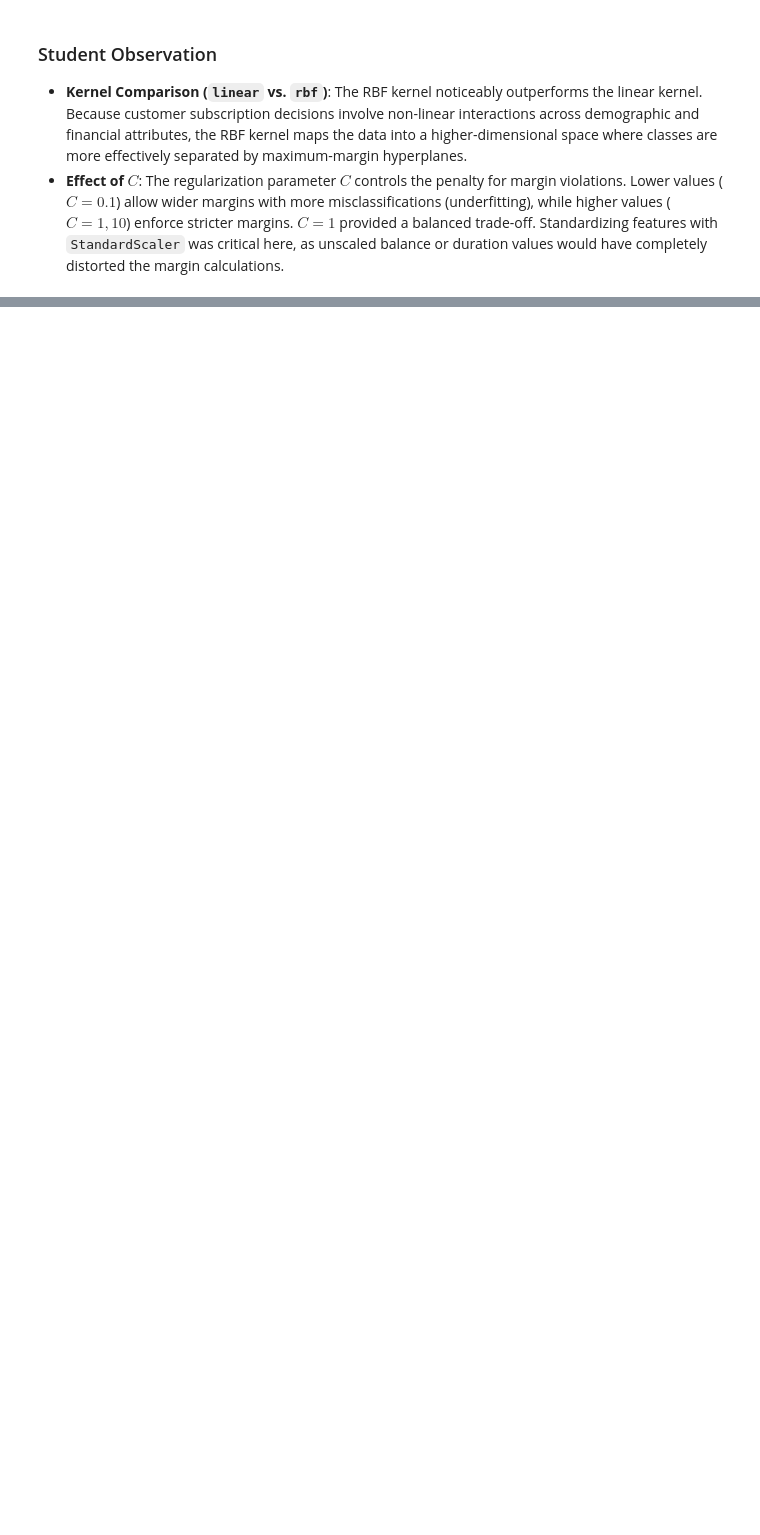
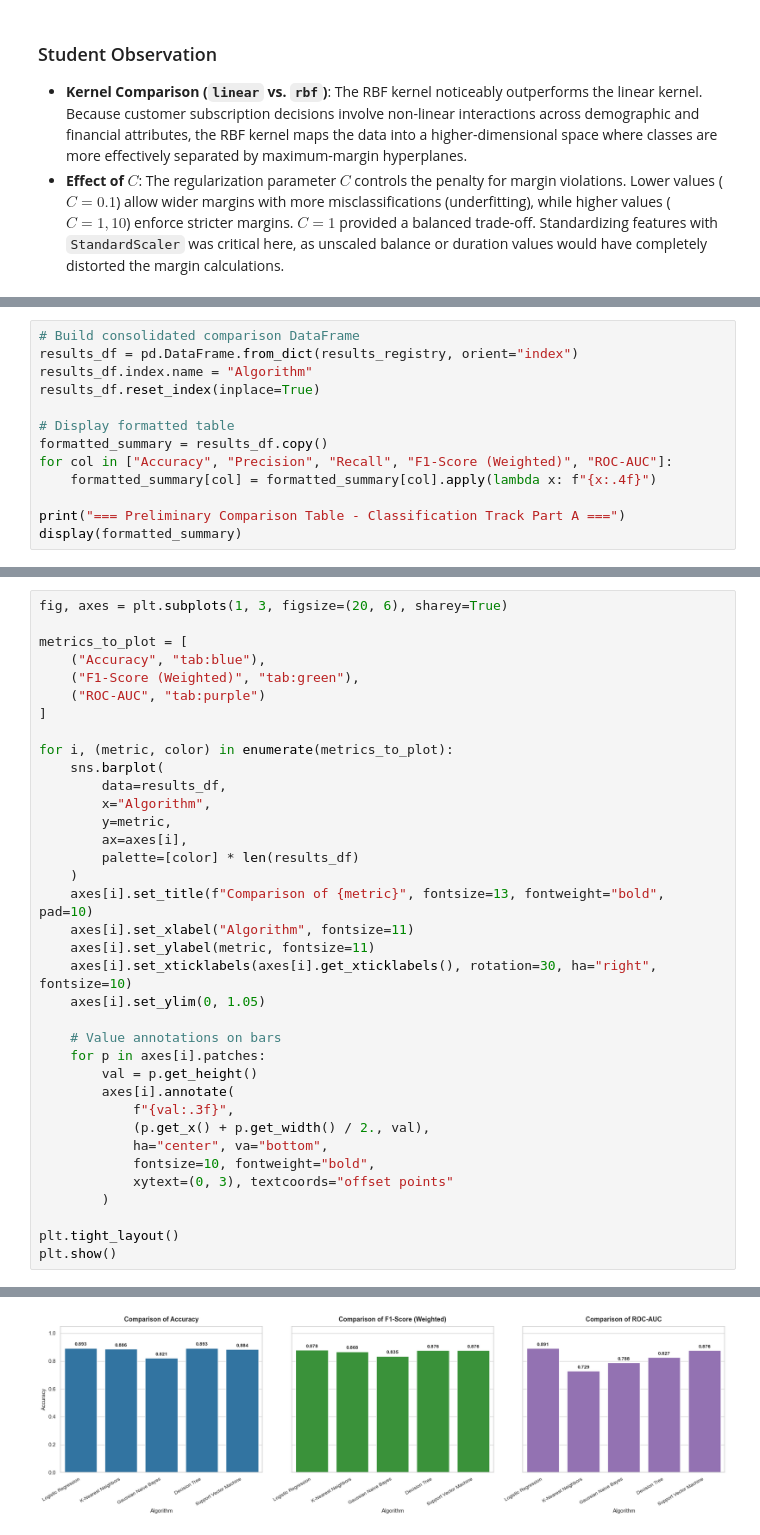
Before and after one commit to Sanjay1266/ML_Case_study, a Jupyter notebook: notebooks/classification.ipynb, the cells around one changed output, grey strips where cells are left out. Drawn from its saved outputs; the diff is of its cells as text; blank space fills up the shorter version.

```diff
--- a/notebooks/classification.ipynb
+++ b/notebooks/classification.ipynb
@@ -1088,0 +1124,13 @@ Fitting 3 folds for each of 6 candidates, totalling 18 fits
+# %%
+# Build consolidated comparison DataFrame
+results_df = pd.DataFrame.from_dict(results_registry, orient="index")
+results_df.index.name = "Algorithm"
+results_df.reset_index(inplace=True)
+
+# Display formatted table
+formatted_summary = results_df.copy()
+for col in ["Accuracy", "Precision", "Recall", "F1-Score (Weighted)", "ROC-AUC"]:
+    formatted_summary[col] = formatted_summary[col].apply(lambda x: f"{x:.4f}")
+
+print("=== Preliminary Comparison Table - Classification Track Part A ===")
+display(formatted_summary)
@@ -1088,0 +1192,37 @@ Fitting 3 folds for each of 6 candidates, totalling 18 fits
+# %%
+fig, axes = plt.subplots(1, 3, figsize=(20, 6), sharey=True)
+
+metrics_to_plot = [
+    ("Accuracy", "tab:blue"),
+    ("F1-Score (Weighted)", "tab:green"),
+    ("ROC-AUC", "tab:purple")
+]
+
+for i, (metric, color) in enumerate(metrics_to_plot):
+    sns.barplot(
+        data=results_df,
+        x="Algorithm",
+        y=metric,
+        ax=axes[i],
+        palette=[color] * len(results_df)
+    )
+    axes[i].set_title(f"Comparison of {metric}", fontsize=13, fontweight="bold", pad=10)
+    axes[i].set_xlabel("Algorithm", fontsize=11)
+    axes[i].set_ylabel(metric, fontsize=11)
+    axes[i].set_xticklabels(axes[i].get_xticklabels(), rotation=30, ha="right", fontsize=10)
+    axes[i].set_ylim(0, 1.05)
+
+    # Value annotations on bars
+    for p in axes[i].patches:
+        val = p.get_height()
+        axes[i].annotate(
+            f"{val:.3f}",
+            (p.get_x() + p.get_width() / 2., val),
+            ha="center", va="bottom",
+            fontsize=10, fontweight="bold",
+            xytext=(0, 3), textcoords="offset points"
+        )
+
+plt.tight_layout()
+plt.show()
+# %% [output]
@@ -1088,0 +1240 @@ Fitting 3 folds for each of 6 candidates, totalling 18 fits
+[figure, added]
```
Also changed, not shown: parts of 28 cells of this notebook, 3 other files.
